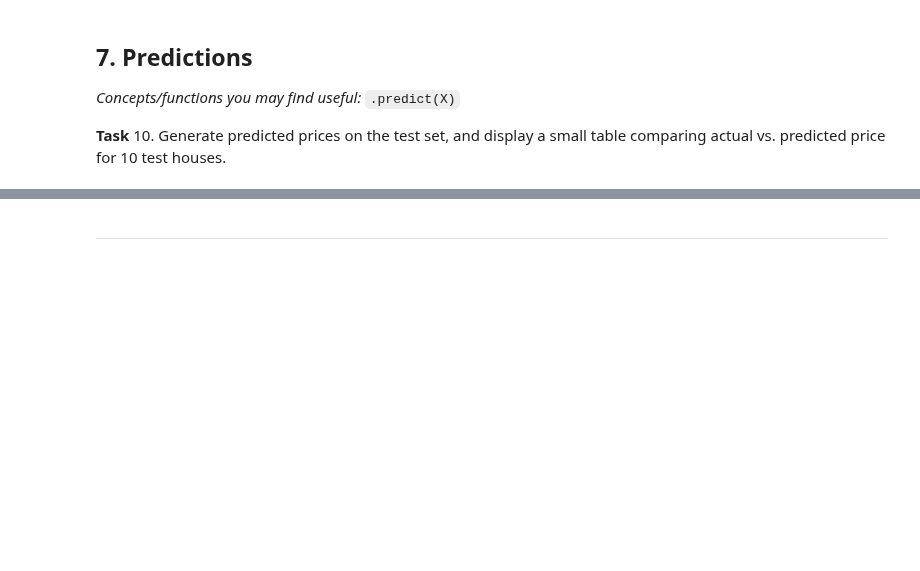
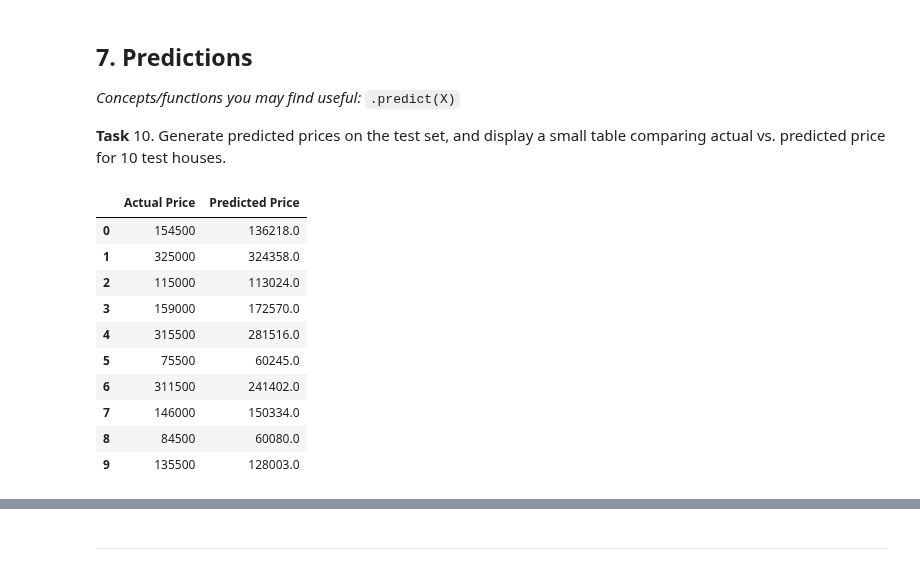
Before and after one commit to msufianchoohan/ml-lab, a Jupyter notebook: LAB 05/Lab5_Linear_Regression_Template.ipynb, the cells around one changed output, grey strips where cells are left out. Saved outputs shown, nothing was run; the diff lists cells and outputs as text; code cells hidden in the pictures; blank space fills up the shorter version.

```diff
--- a/LAB 05/Lab5_Linear_Regression_Template.ipynb
+++ b/LAB 05/Lab5_Linear_Regression_Template.ipynb
@@ -129,6 +215,26 @@ _(your answer here)_
 10. Generate predicted prices on the test set, and display a small table comparing actual vs. predicted price for 10 test houses.
 # %%
 # Task 10 — generate predictions, compare actual vs predicted
+y_pred = lr_model.predict(X_test)
+
+comparison_df = pd.DataFrame({
+    "Actual Price": y_test.values,
+    "Predicted Price": y_pred
+}).round(0).head(10)
+
+comparison_df
+# %% [output]
+|  | Actual Price | Predicted Price |
+| 0 | 154500 | 136218.0 |
+| 1 | 325000 | 324358.0 |
+| 2 | 115000 | 113024.0 |
+| 3 | 159000 | 172570.0 |
+| 4 | 315500 | 281516.0 |
+| 5 | 75500 | 60245.0 |
+| 6 | 311500 | 241402.0 |
+| 7 | 146000 | 150334.0 |
+| 8 | 84500 | 60080.0 |
+| 9 | 135500 | 128003.0 |
 # %% [markdown]
 **Task 10 — Actual vs. Predicted (sample of 10)**
 
```
Also changed, not shown: parts of 40 cells of this notebook, 1 other file.
